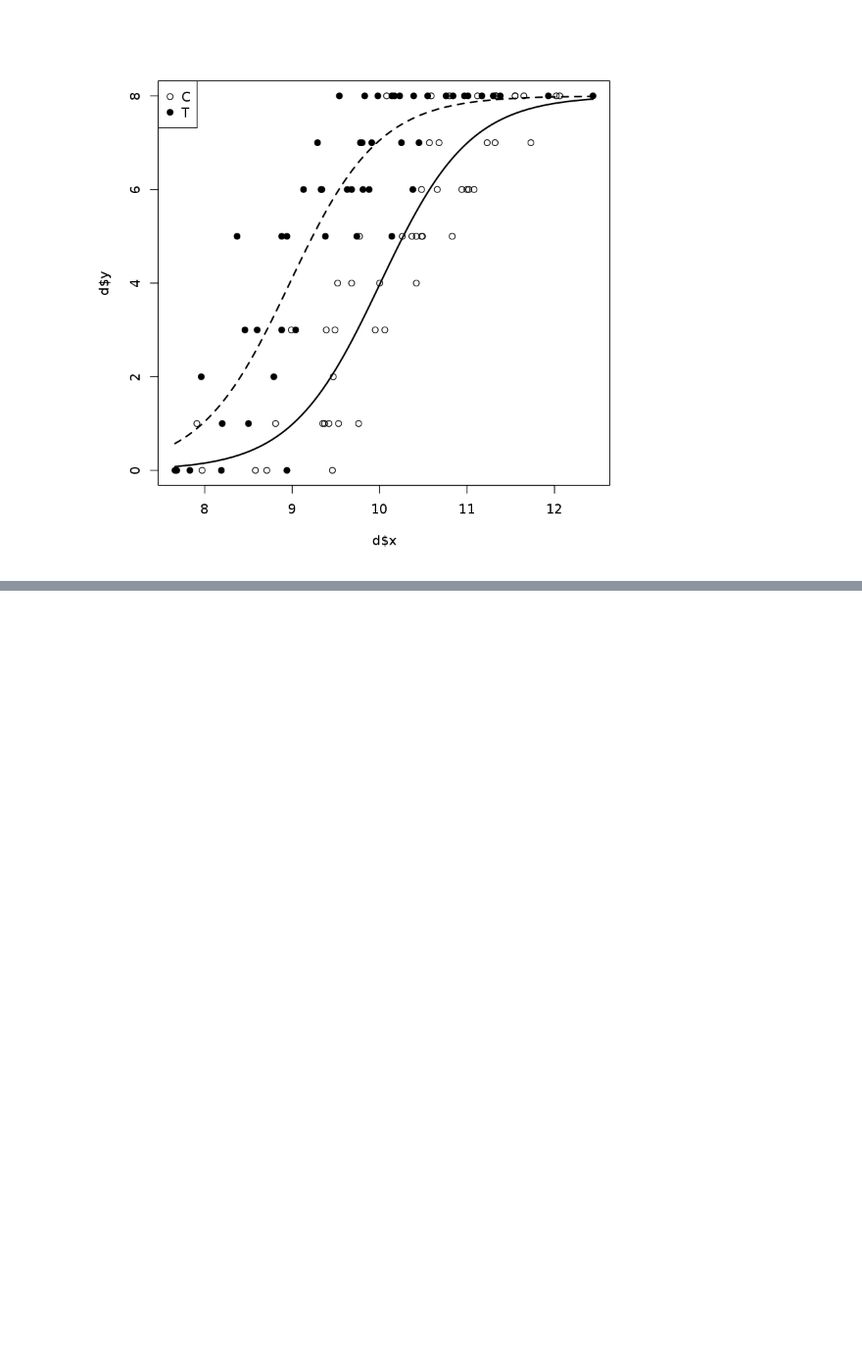
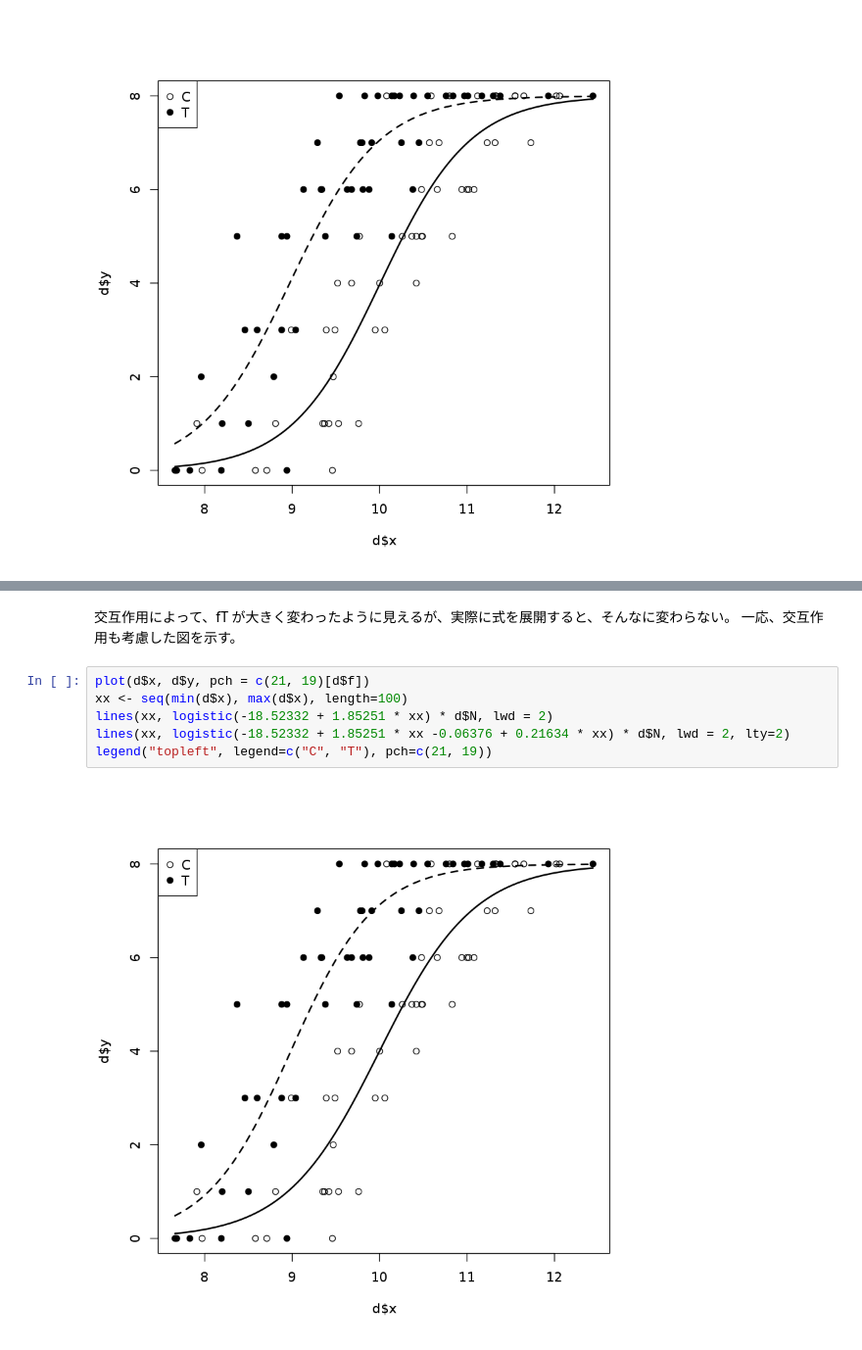
Before and after one commit to tushuhei/statisticalDataModeling, a Jupyter notebook: 6_glm_application.ipynb, the cells around one changed output, grey strips where cells are left out. Shown at 98% size. Drawn from its saved outputs; the diff is of its cells as text; blank space fills up the shorter version.

```diff
--- a/6_glm_application.ipynb
+++ b/6_glm_application.ipynb
@@ -75,0 +111,11 @@ legend("topleft", legend=c("C", "T"), pch=c(21, 19))
+# %% [markdown]
+交互作用によって、fT が大きく変わったように見えるが、実際に式を展開すると、そんなに変わらない。
+一応、交互作用も考慮した図を示す。
+# %%
+plot(d$x, d$y, pch = c(21, 19)[d$f])
+xx <- seq(min(d$x), max(d$x), length=100)
+lines(xx, logistic(-18.52332 + 1.85251 * xx) * d$N, lwd = 2)
+lines(xx, logistic(-18.52332 + 1.85251 * xx -0.06376 + 0.21634 * xx) * d$N, lwd = 2, lty=2)
+legend("topleft", legend=c("C", "T"), pch=c(21, 19))
+# %% [output]
+[figure, added]
```
Also changed, not shown: parts of 20 cells of this notebook, 2 other files.
